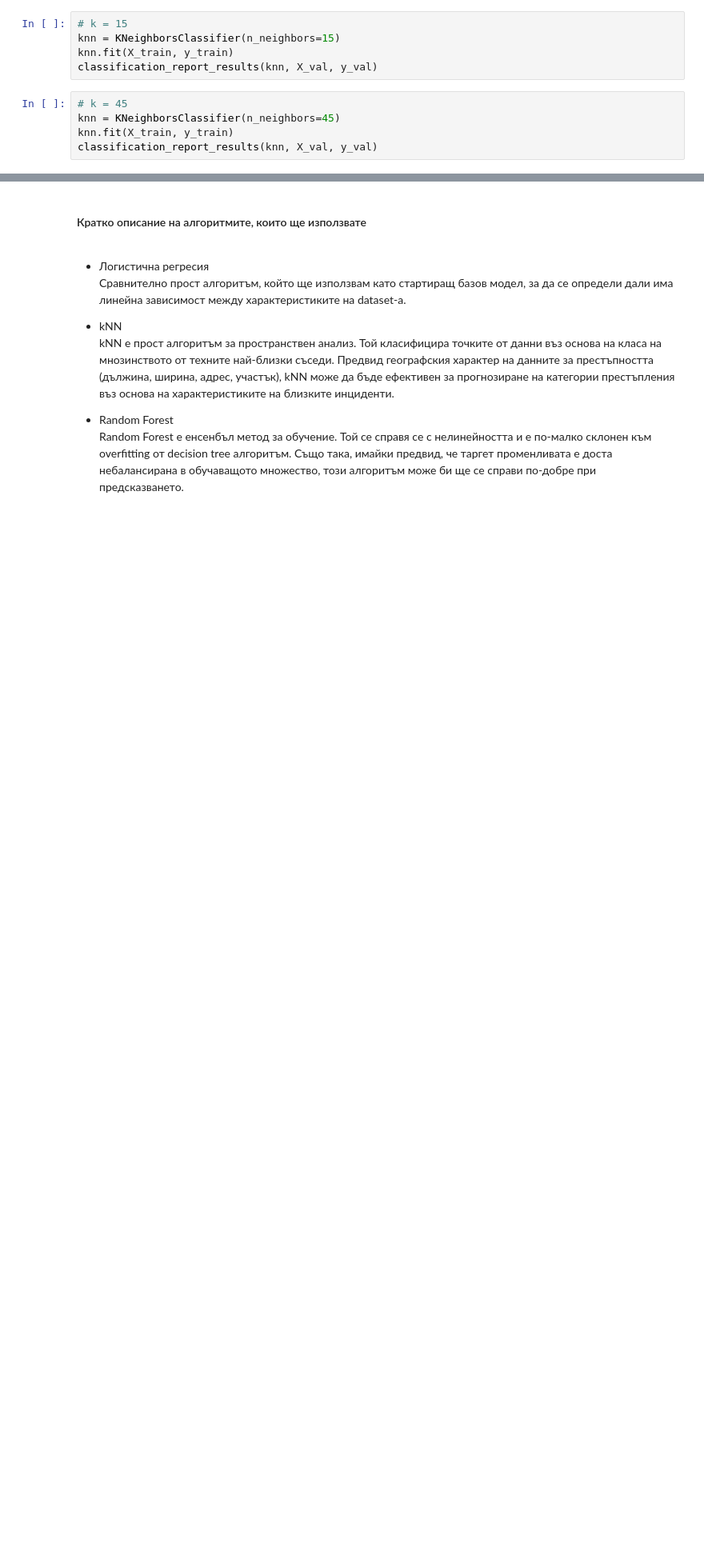
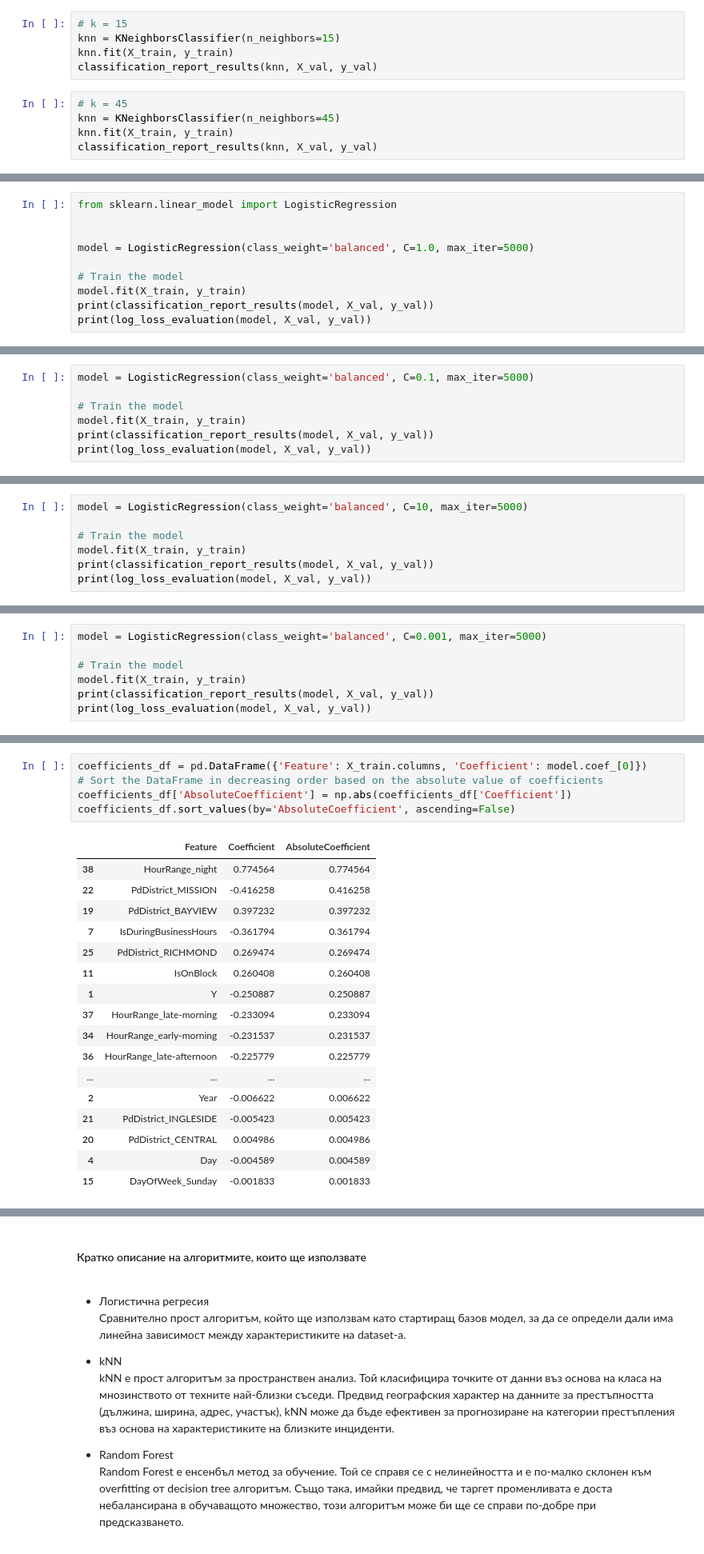
Before and after one commit to RayaSimeonova/crime-classification, a Jupyter notebook: project_description.ipynb, the cells around one changed output, grey strips where cells are left out. Shown: that part at 80% size. Cells and saved outputs as stored; diff of their text form; blank space fills up the shorter version.

Commit message:
Add logistic regression model

```diff
--- a/project_description.ipynb
+++ b/project_description.ipynb
@@ -1153,0 +1156,10 @@ classification_report_results(knn, X_val, y_val)
+# %%
+from sklearn.linear_model import LogisticRegression
+
+
+model = LogisticRegression(class_weight='balanced', C=1.0, max_iter=5000)
+
+# Train the model
+model.fit(X_train, y_train)
+print(classification_report_results(model, X_val, y_val))
+print(log_loss_evaluation(model, X_val, y_val))
@@ -1153,0 +1184,7 @@ classification_report_results(knn, X_val, y_val)
+# %%
+model = LogisticRegression(class_weight='balanced', C=0.1, max_iter=5000)
+
+# Train the model
+model.fit(X_train, y_train)
+print(classification_report_results(model, X_val, y_val))
+print(log_loss_evaluation(model, X_val, y_val))
@@ -1153,0 +1209,7 @@ classification_report_results(knn, X_val, y_val)
+# %%
+model = LogisticRegression(class_weight='balanced', C=10, max_iter=5000)
+
+# Train the model
+model.fit(X_train, y_train)
+print(classification_report_results(model, X_val, y_val))
+print(log_loss_evaluation(model, X_val, y_val))
@@ -1153,0 +1234,7 @@ classification_report_results(knn, X_val, y_val)
+# %%
+model = LogisticRegression(class_weight='balanced', C=0.001, max_iter=5000)
+
+# Train the model
+model.fit(X_train, y_train)
+print(classification_report_results(model, X_val, y_val))
+print(log_loss_evaluation(model, X_val, y_val))
@@ -1153,0 +1261,23 @@ classification_report_results(knn, X_val, y_val)
+# %%
+coefficients_df = pd.DataFrame({'Feature': X_train.columns, 'Coefficient': model.coef_[0]})
+# Sort the DataFrame in decreasing order based on the absolute value of coefficients
+coefficients_df['AbsoluteCoefficient'] = np.abs(coefficients_df['Coefficient'])
+coefficients_df.sort_values(by='AbsoluteCoefficient', ascending=False)
+# %% [output]
+|  | Feature | Coefficient | AbsoluteCoefficient |
+| 38 | HourRange_night | 0.774564 | 0.774564 |
+| 22 | PdDistrict_MISSION | -0.416258 | 0.416258 |
+| 19 | PdDistrict_BAYVIEW | 0.397232 | 0.397232 |
+| 7 | IsDuringBusinessHours | -0.361794 | 0.361794 |
+| 25 | PdDistrict_RICHMOND | 0.269474 | 0.269474 |
+| 11 | IsOnBlock | 0.260408 | 0.260408 |
+| 1 | Y | -0.250887 | 0.250887 |
+| 37 | HourRange_late-morning | -0.233094 | 0.233094 |
+| 34 | HourRange_early-morning | -0.231537 | 0.231537 |
+| 36 | HourRange_late-afternoon | -0.225779 | 0.225779 |
+| ... | ... | ... | ... |
+| 2 | Year | -0.006622 | 0.006622 |
+| 21 | PdDistrict_INGLESIDE | -0.005423 | 0.005423 |
+| 20 | PdDistrict_CENTRAL | 0.004986 | 0.004986 |
+| 4 | Day | -0.004589 | 0.004589 |
+| 15 | DayOfWeek_Sunday | -0.001833 | 0.001833 |
```
Also changed, not shown: parts of 16 cells of this notebook.
